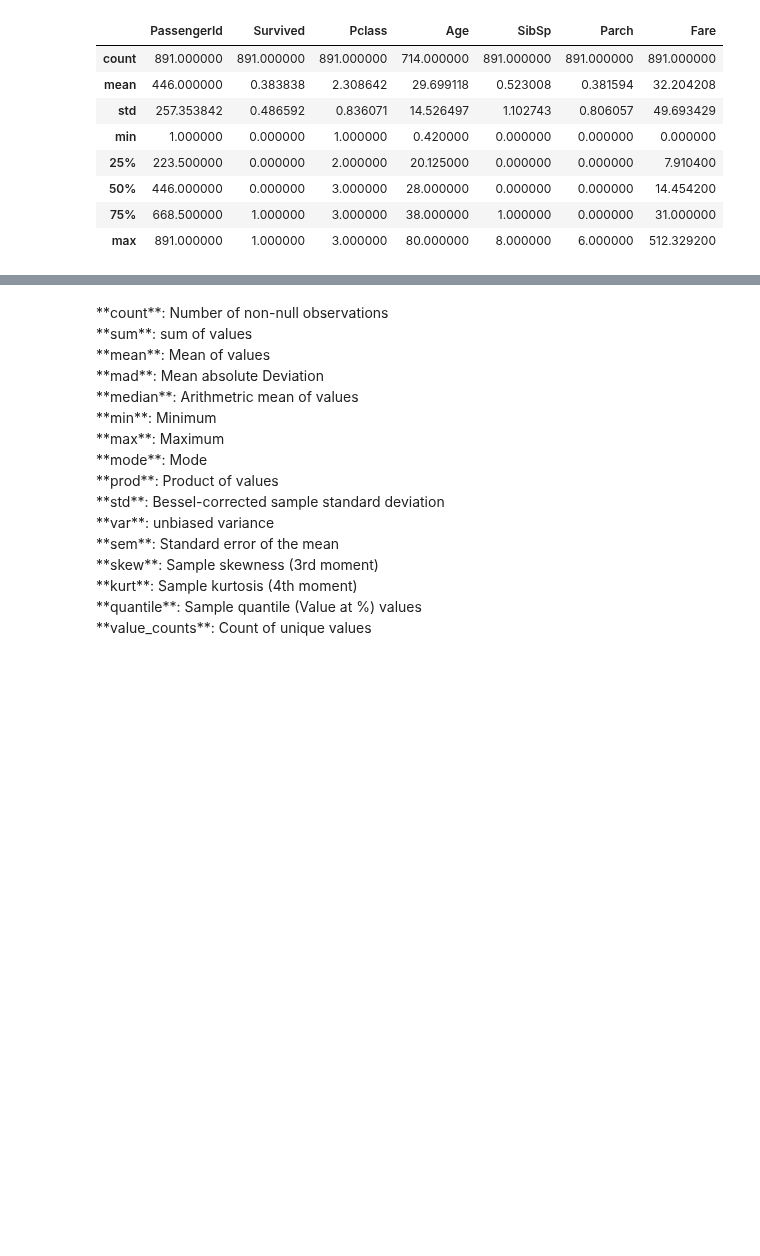
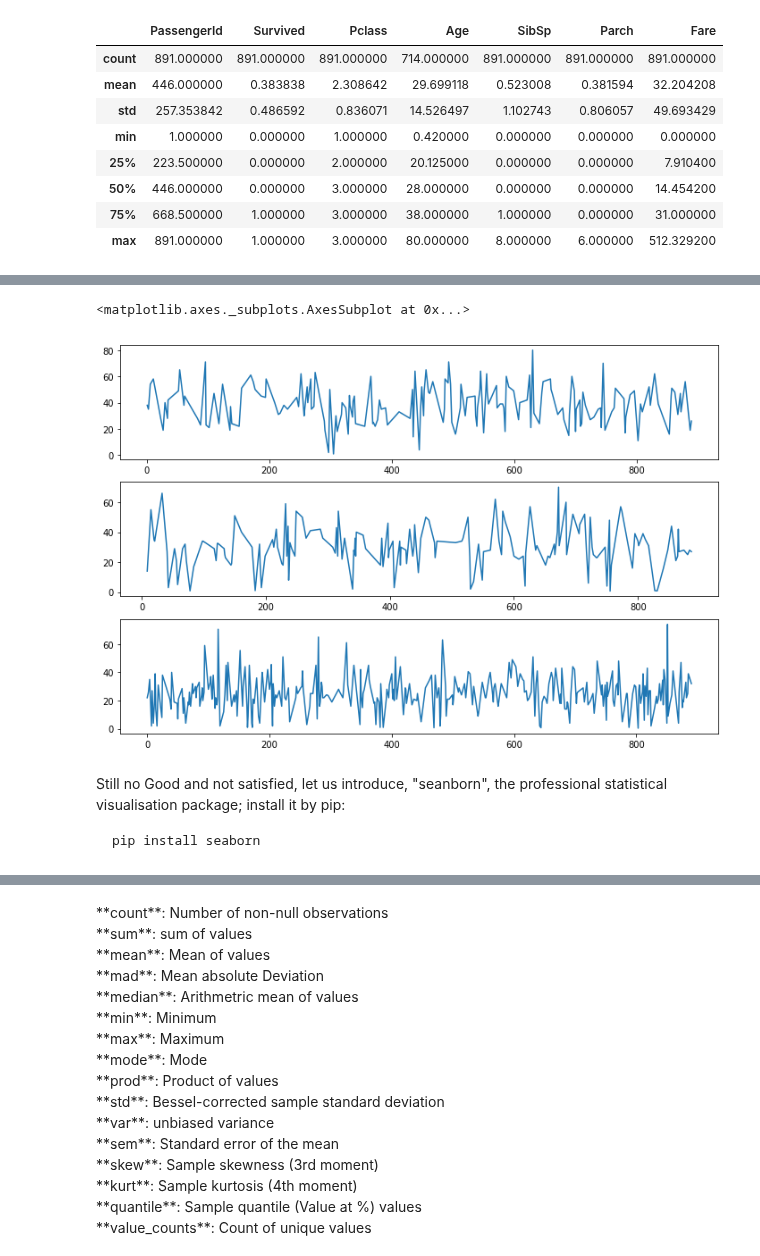
Before and after one commit to cchuang2009/2016-1, a Jupyter notebook: BigData/AnacondaCamp/MachineLearnShortcut.ipynb, the cells around one changed output, grey strips where cells are left out. Saved outputs shown, nothing was run; the diff lists cells and outputs as text; code cells hidden in the pictures; blank space fills up the shorter version.

````diff
--- a/BigData/AnacondaCamp/MachineLearnShortcut.ipynb
+++ b/BigData/AnacondaCamp/MachineLearnShortcut.ipynb
@@ -415,0 +442,19 @@ df.Age[df.Pclass == 3].plot()
+# %%
+df1 = df[np.isfinite(df['Age'])]
+# %%
+#df1=df.Age.dropna()
+plt.figure(figsize=(12,8))
+ax=plt.subplot(3,1,1)
+df1.Age[df1.Pclass == 1].plot()
+ax=plt.subplot(3,1,2)
+df1.Age[df1.Pclass == 2].plot()
+ax=plt.subplot(3,1,3)
+df1.Age[df1.Pclass == 3].plot()
+# %% [output]
+<matplotlib.axes._subplots.AxesSubplot at 0x...>
+[figure, added]
+# %% [markdown]
+Still no Good and not satisfied, let us introduce, "seanborn", the professional statistical visualisation package; install it by pip:
+```
+pip install seaborn
+```
````
Also changed, not shown: parts of 15 cells of this notebook, 1 other file.
